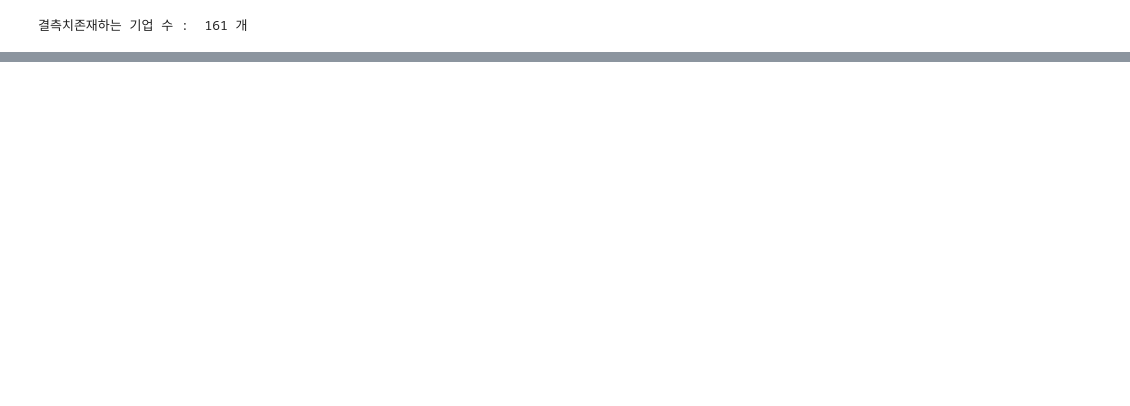
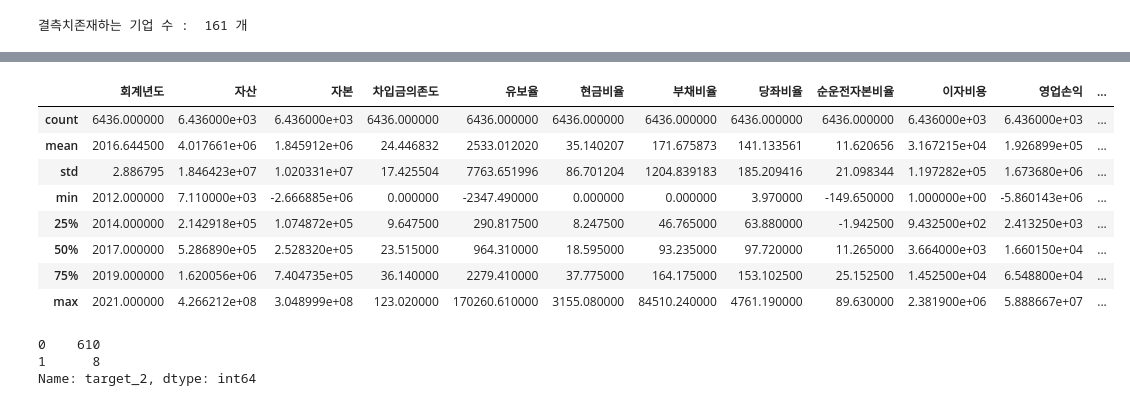
Before and after one commit to JIHUNKI/project_2, a Jupyter notebook: 코스피전처리.ipynb, the cells around one changed output, grey strips where cells are left out. Cells and saved outputs as stored; diff of their text form; code cells hidden in the pictures; blank space fills up the shorter version.

```diff
--- a/코스피전처리.ipynb
+++ b/코스피전처리.ipynb
@@ -573,0 +680,11 @@ print('최종기업수:',len(df['회사명'].unique()))
+# %%
+ind = df.index.to_list()
+for i in range(len(ind)):
+    if (df.loc[ind[i], 'target_1'] == 1) and (df.loc[ind[i], 'target_1'] == df.loc[ind[i - 1], 'target_1']) and (df.loc[ind[i], '회사명'] == df.loc[ind[i - 1], '회사명']):
+        # i번째 데이터의 'target_1' 값이 1이고, 이전 데이터의 'target_1' 값과 동일하며, '회사명' 값이 이전 데이터의 '회사명' 값과 동일한 경우
+        j = i + 1
+        while (j < len(ind)) and (df.loc[ind[j], '회사명'] == df.loc[ind[i], '회사명']):
+            # i번째 데이터의 회사명과 동일한 회사명을 가진 데이터를 찾음
+            j += 1
+        df = df.drop(ind[i+1:j])  # i번째 이후부터 j번째까지 데이터 삭제
+        break  # 조건을 만족하는 첫 번째 데이터에서 반복문 종료
@@ -573,0 +754,2 @@ print('최종기업수:',len(df['회사명'].unique()))
+# %%
+df = df[~df.isna().any(1)]
@@ -573,0 +776,21 @@ print('최종기업수:',len(df['회사명'].unique()))
+# %%
+## 금융업제거
+df = df[~df['산업군'].str.contains('금융')]
+# %%
+df.describe()
+# %% [output]
+|  | 회계년도 | 자산 | 자본 | 차입금의존도 | 유보율 | 현금비율 | 부채비율 | 당좌비율 | 순운전자본비율 | 이자비용 | 영업손익 | ... |
+| count | 6436.000000 | 6.436000e+03 | 6.436000e+03 | 6436.000000 | 6436.000000 | 6436.000000 | 6436.000000 | 6436.000000 | 6436.000000 | 6.436000e+03 | 6.436000e+03 | ... |
+| mean | 2016.644500 | 4.017661e+06 | 1.845912e+06 | 24.446832 | 2533.012020 | 35.140207 | 171.675873 | 141.133561 | 11.620656 | 3.167215e+04 | 1.926899e+05 | ... |
+| std | 2.886795 | 1.846423e+07 | 1.020331e+07 | 17.425504 | 7763.651996 | 86.701204 | 1204.839183 | 185.209416 | 21.098344 | 1.197282e+05 | 1.673680e+06 | ... |
+| min | 2012.000000 | 7.110000e+03 | -2.666885e+06 | 0.000000 | -2347.490000 | 0.000000 | 0.000000 | 3.970000 | -149.650000 | 1.000000e+00 | -5.860143e+06 | ... |
+| 25% | 2014.000000 | 2.142918e+05 | 1.074872e+05 | 9.647500 | 290.817500 | 8.247500 | 46.765000 | 63.880000 | -1.942500 | 9.432500e+02 | 2.413250e+03 | ... |
+| 50% | 2017.000000 | 5.286890e+05 | 2.528320e+05 | 23.515000 | 964.310000 | 18.595000 | 93.235000 | 97.720000 | 11.265000 | 3.664000e+03 | 1.660150e+04 | ... |
+| 75% | 2019.000000 | 1.620056e+06 | 7.404735e+05 | 36.140000 | 2279.410000 | 37.775000 | 164.175000 | 153.102500 | 25.152500 | 1.452500e+04 | 6.548800e+04 | ... |
+| max | 2021.000000 | 4.266212e+08 | 3.048999e+08 | 123.020000 | 170260.610000 | 3155.080000 | 84510.240000 | 4761.190000 | 89.630000 | 2.381900e+06 | 5.888667e+07 | ... |
+# %%
+df[df['단기차입금']==0]['target_2'].value_counts()
+# %% [output]
+0    610
+1      8
+Name: target_2, dtype: int64
```
Also changed, not shown: parts of 43 cells of this notebook, 5 other files.
